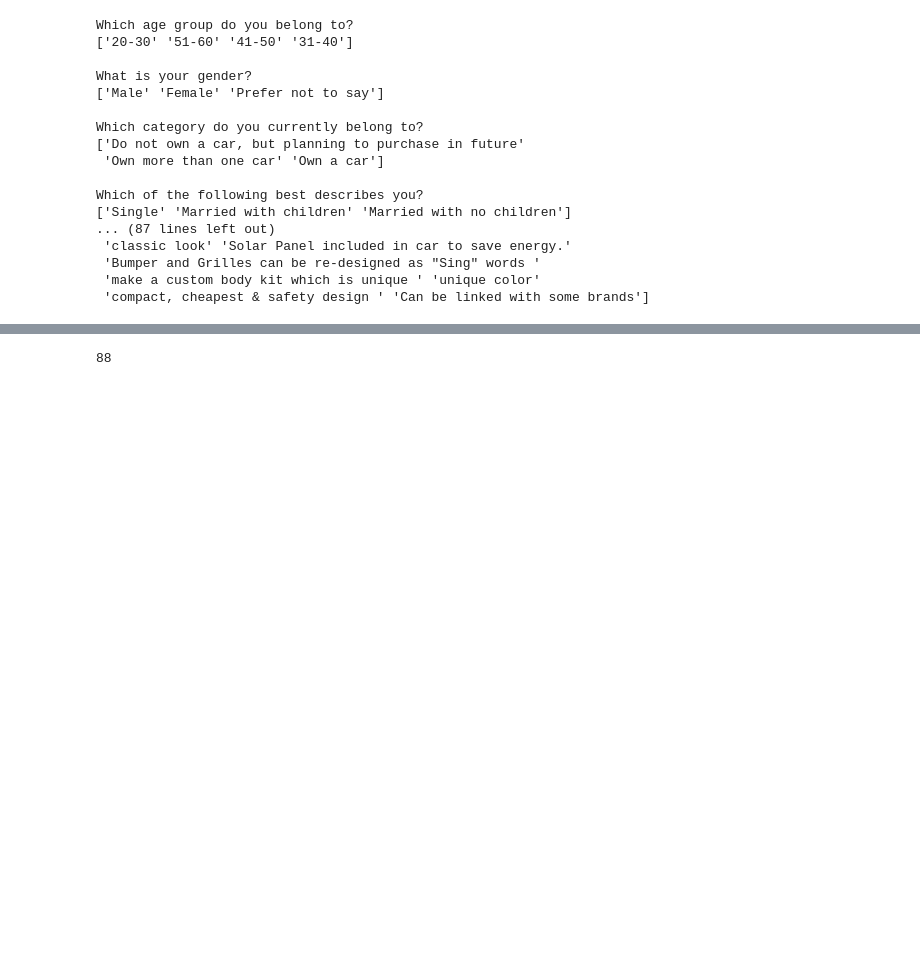
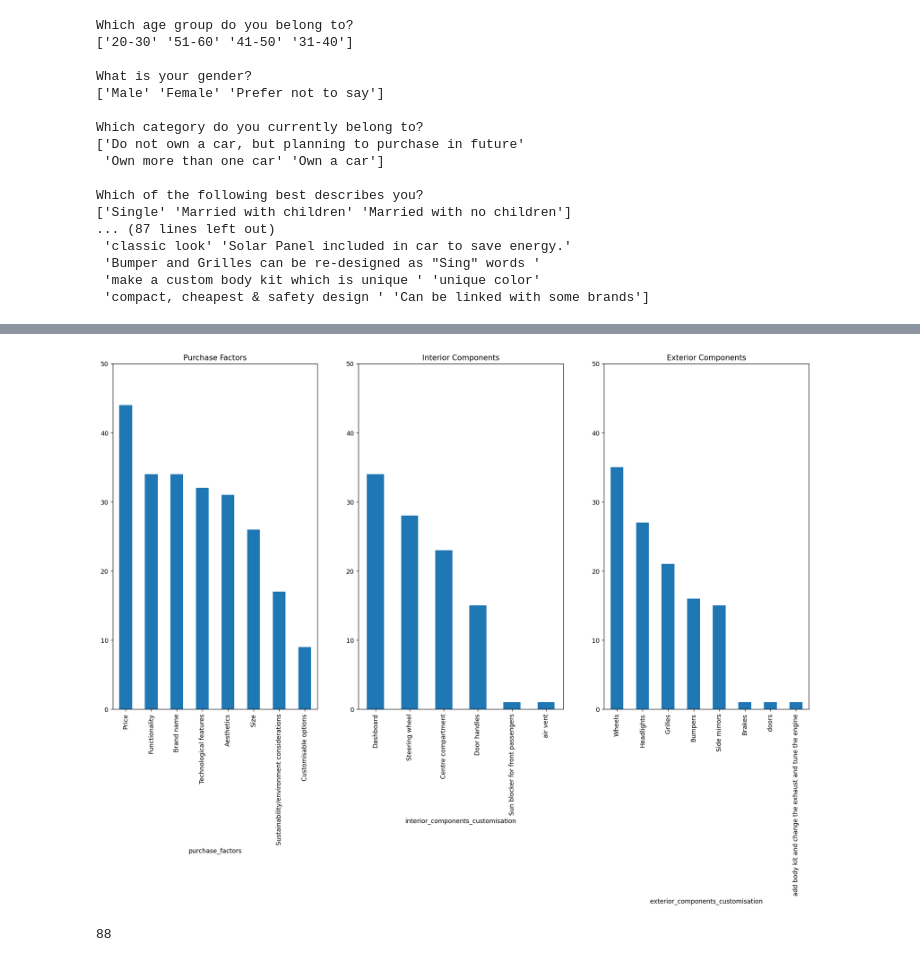
Before and after one commit to bentjh01/MA4829_Machine_Intelligence, a Jupyter notebook: data_exploration.ipynb, the cells around one changed output, grey strips where cells are left out. Cells and saved outputs as stored; diff of their text form; code cells hidden in the pictures; blank space fills up the shorter version.

```diff
--- a/data_exploration.ipynb
+++ b/data_exploration.ipynb
@@ -114,7 +114,7 @@ data_mod_df.head(1)
 |  | age_group | gender | car_ownership_status | maritial_status | purchase_factors | customsied_vehicle_likelihood | ... |
 | 0 | 20-30 | Male | Do not own a car, but planning to... | Single | Price;Functionality;Size;Customis... | Very likely | ... |
 # %%
-data_mod_df['3D_design_experience'] = data_mod_df.apply(lambda row: 'Yes' if row['3D_design_experience'] == 'Yes, I can design on my own' else 'No', axis=1)
+data_mod_df['3D_design_experience'] = data_mod_df.apply(lambda row: 1 if row['3D_design_experience'] == 'Yes, I can design on my own' else 0, axis=1)
 # %%
 print(data_mod_df['3D_design_experience'].unique())
 # %% [output]
@@ -121,0 +122,5 @@ print(data_mod_df['3D_design_experience'].unique())
+# %%
+data_mod_df['purchase_factors'] = data_mod_df['purchase_factors'].str.split(';')
+data_mod_df['exterior_components_customisation'] = data_mod_df['exterior_components_customisation'].str.split(';')
+data_mod_df['interior_components_customisation'] = data_mod_df['interior_components_customisation'].str.split(';')
+data_mod_df.head()
@@ -121,0 +134,4 @@ print(data_mod_df['3D_design_experience'].unique())
+# %%
+purchase_factor_counts = data_mod_df['purchase_factors'].explode().value_counts()
+interior_components_counts = data_mod_df['interior_components_customisation'].explode().value_counts()
+exterior_components_counts = data_mod_df['exterior_components_customisation'].explode().value_counts()
@@ -193,3 +237,21 @@ plt.show()
+# %%
+fig, ax = plt.subplots(dpi = 128, figsize=(20, 10))
+plt.axis('off')
+plt.subplot(1, 3, 1)
+plt.title("Purchase Factors")
+plt.ylim(0, 50)
+purchase_factor_counts.plot(kind='bar')
+plt.subplot(1, 3, 2)
+plt.title("Interior Components")
+plt.ylim(0, 50)
+interior_components_counts.plot(kind='bar')
+plt.subplot(1, 3, 3)
+plt.title("Exterior Components")
+plt.ylim(0, 50)
+exterior_components_counts.plot(kind='bar')
+plt.show()
+# %% [output]
+[figure, added]
 # %%
 from fuzzywuzzy import fuzz
 from fuzzywuzzy import process
```
Also changed, not shown: parts of 13 cells of this notebook, 1 other file.
